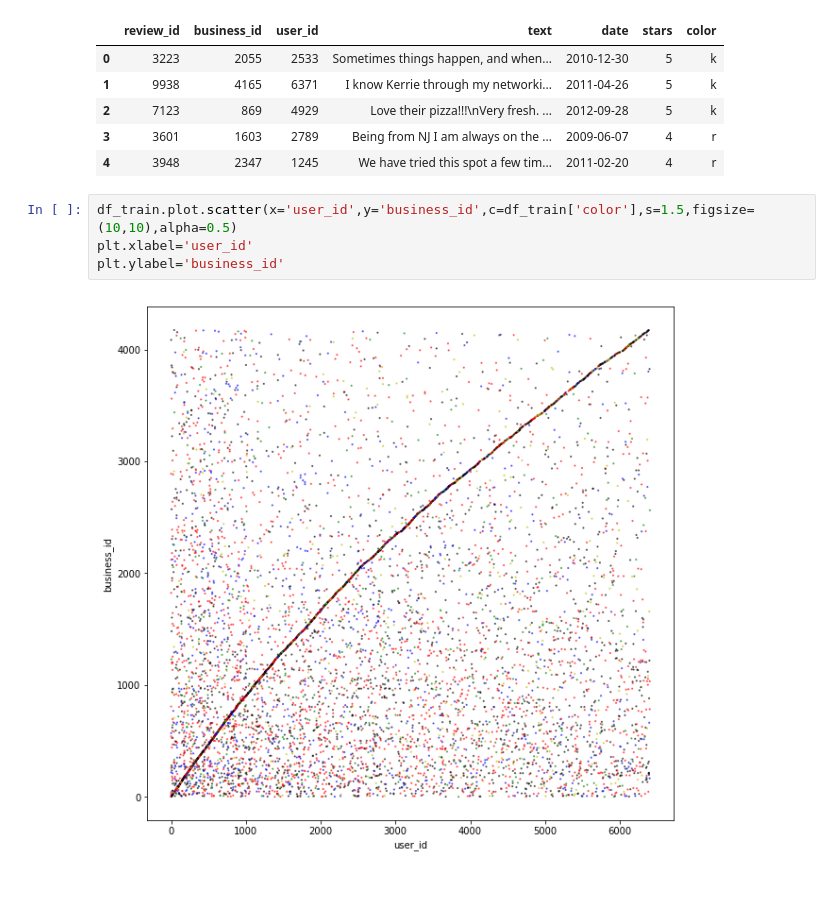
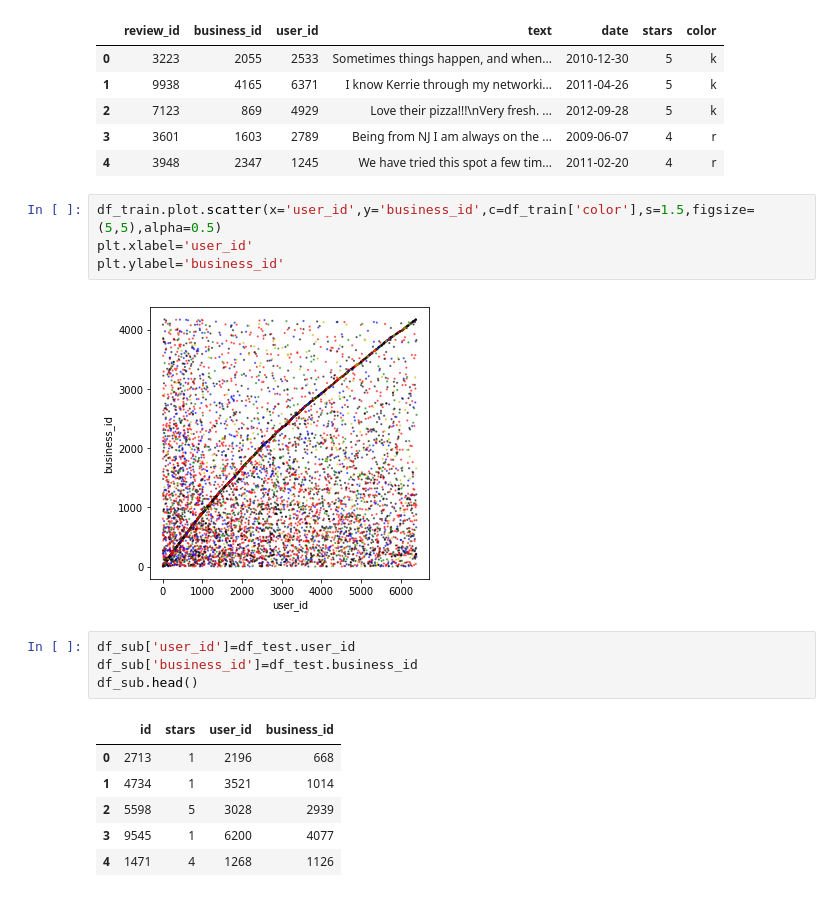
Before and after one commit to l3361269/data-science, a Jupyter notebook: Rating prediction based on collaborative filtering ,regression ,classfier.ipynb, the cells around one changed output. Saved outputs shown, nothing was run; the diff lists cells and outputs as text.

```diff
--- a/Rating prediction based on collaborative filtering ,regression ,classfier.ipynb
+++ b/Rating prediction based on collaborative filtering ,regression ,classfier.ipynb
@@ -367,8 +497,19 @@ df_train.head()
 | 3 | 3601 | 1603 | 2789 | Being from NJ I am always on the ... | 2009-06-07 | 4 | r |
 | 4 | 3948 | 2347 | 1245 | We have tried this spot a few tim... | 2011-02-20 | 4 | r |
 # %%
-df_train.plot.scatter(x='user_id',y='business_id',c=df_train['color'],s=1.5,figsize=(10,10),alpha=0.5)
+df_train.plot.scatter(x='user_id',y='business_id',c=df_train['color'],s=1.5,figsize=(5,5),alpha=0.5)
 plt.xlabel='user_id'
 plt.ylabel='business_id'
 # %% [output]
-[figure, old version]
+[figure, new version]
+# %%
+df_sub['user_id']=df_test.user_id
+df_sub['business_id']=df_test.business_id
+df_sub.head()
+# %% [output]
+|  | id | stars | user_id | business_id |
+| 0 | 2713 | 1 | 2196 | 668 |
+| 1 | 4734 | 1 | 3521 | 1014 |
+| 2 | 5598 | 5 | 3028 | 2939 |
+| 3 | 9545 | 1 | 6200 | 4077 |
+| 4 | 1471 | 4 | 1268 | 1126 |
```
Also changed, not shown: parts of 34 cells of this notebook.
